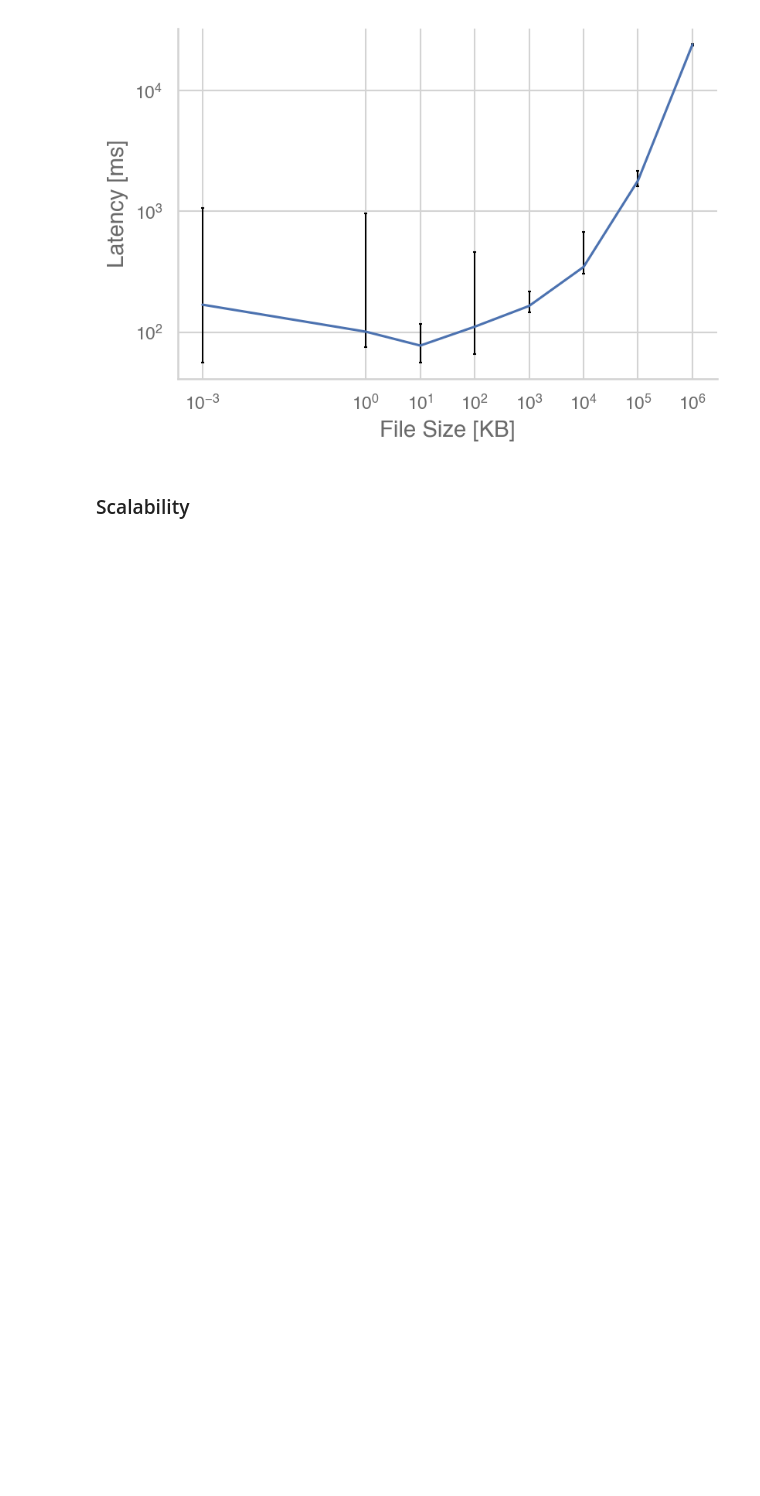
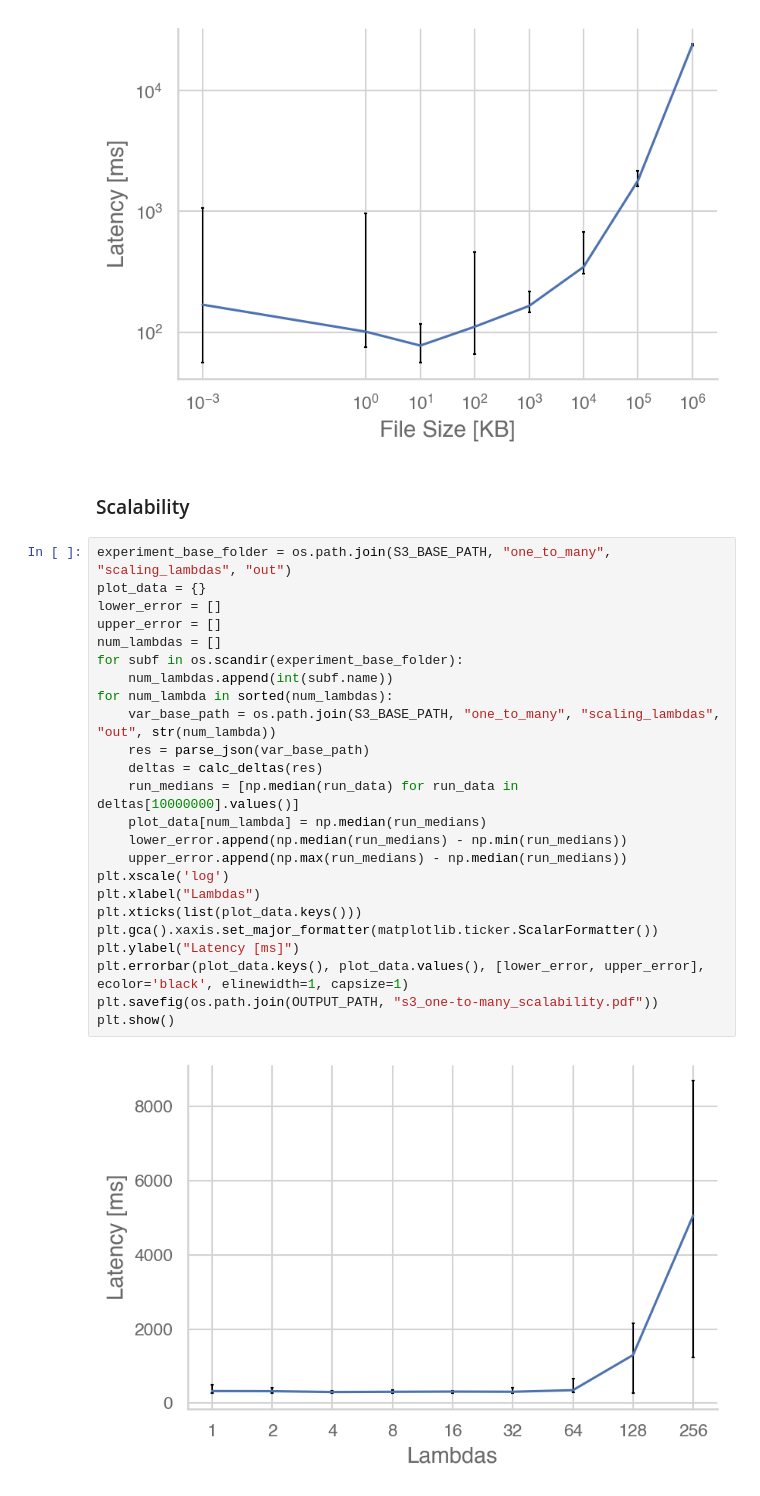
Before and after one commit to OpenCoreCH/LambdaCommBenchmarks, a Jupyter notebook: analysis/lambda_comm_benchmarks.ipynb, the cells around one changed output. Cells and saved outputs as stored; diff of their text form; blank space fills up the shorter version.

Commit message:
Added s3 one-to-many scalability analysis

```diff
--- a/analysis/lambda_comm_benchmarks.ipynb
+++ b/analysis/lambda_comm_benchmarks.ipynb
@@ -298,3 +299,29 @@ plt.show()
 [figure]
 # %% [markdown]
 ### Scalability
+# %%
+experiment_base_folder = os.path.join(S3_BASE_PATH, "one_to_many", "scaling_lambdas", "out")
+plot_data = {}
+lower_error = []
+upper_error = []
+num_lambdas = []
+for subf in os.scandir(experiment_base_folder):
+    num_lambdas.append(int(subf.name))
+for num_lambda in sorted(num_lambdas):
+    var_base_path = os.path.join(S3_BASE_PATH, "one_to_many", "scaling_lambdas", "out", str(num_lambda))
+    res = parse_json(var_base_path)
+    deltas = calc_deltas(res)
+    run_medians = [np.median(run_data) for run_data in deltas[10000000].values()]
+    plot_data[num_lambda] = np.median(run_medians)
+    lower_error.append(np.median(run_medians) - np.min(run_medians))
+    upper_error.append(np.max(run_medians) - np.median(run_medians))
+plt.xscale('log')
+plt.xlabel("Lambdas")
+plt.xticks(list(plot_data.keys()))
+plt.gca().xaxis.set_major_formatter(matplotlib.ticker.ScalarFormatter())
+plt.ylabel("Latency [ms]")
+plt.errorbar(plot_data.keys(), plot_data.values(), [lower_error, upper_error], ecolor='black', elinewidth=1, capsize=1)
+plt.savefig(os.path.join(OUTPUT_PATH, "s3_one-to-many_scalability.pdf"))
+plt.show()
+# %% [output]
+[figure, added]
```
Also changed, not shown: parts of 2 cells of this notebook.
